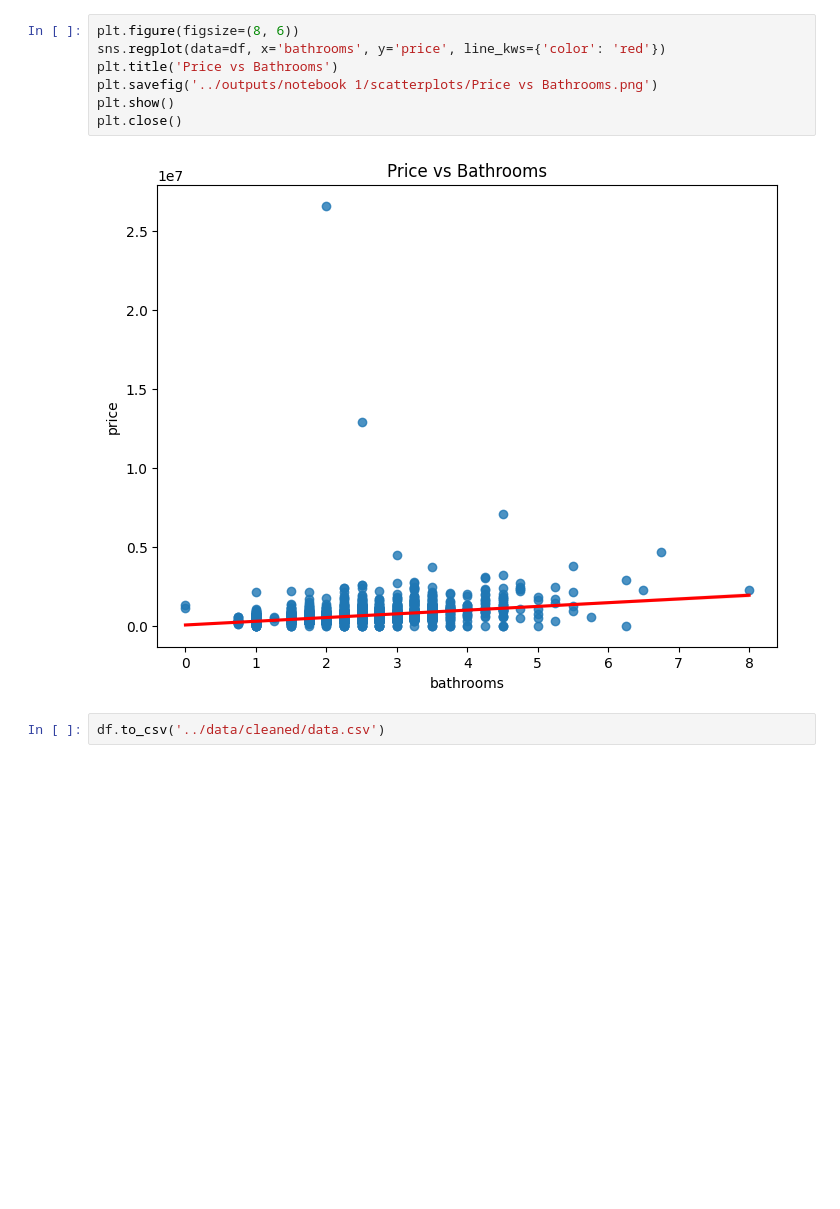
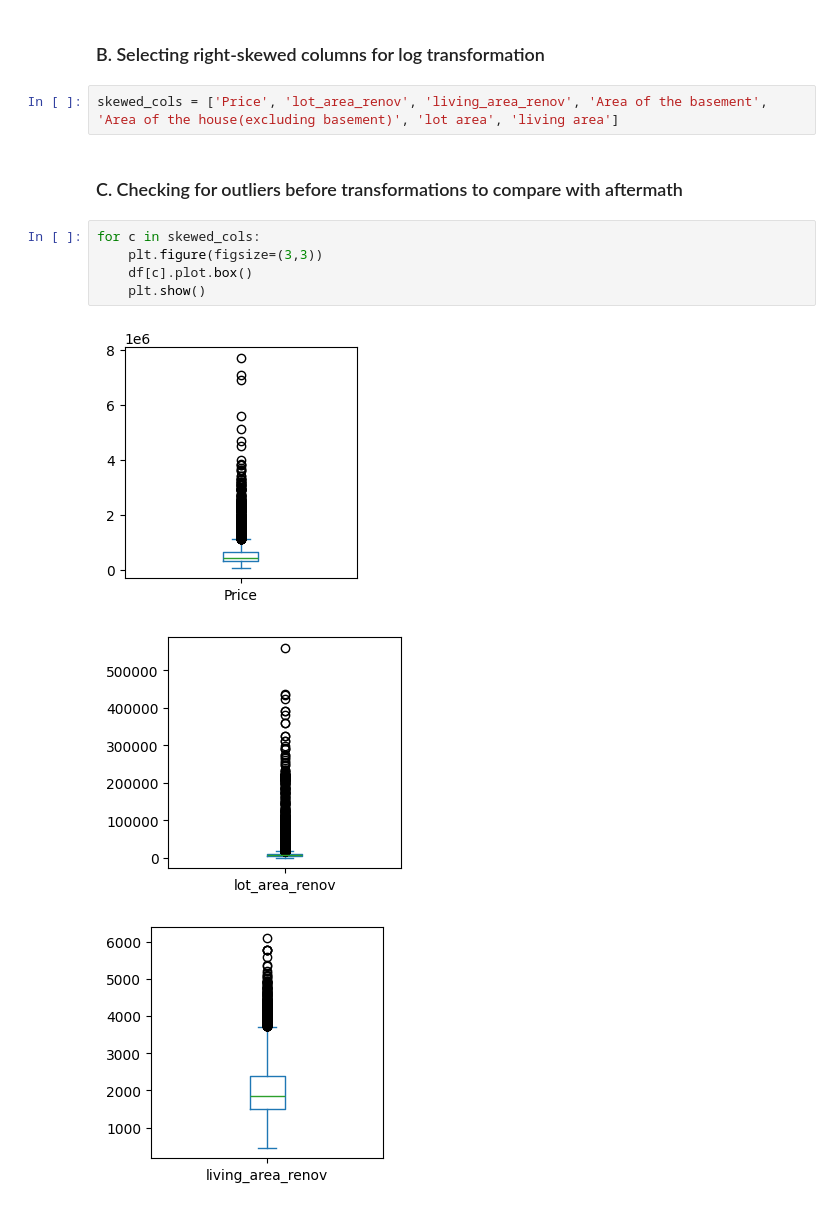
Before and after one commit to simrxn56/House-Price-Prediction, a Jupyter notebook: notebooks/01_eda.ipynb, the cells around one changed output. Saved outputs shown, nothing was run; the diff lists cells and outputs as text; blank space fills up the shorter version.

```diff
--- a/notebooks/01_eda.ipynb
+++ b/notebooks/01_eda.ipynb
@@ -117,11 +92,15 @@ plt.close()
-# %%
-plt.figure(figsize=(8, 6))
-sns.regplot(data=df, x='bathrooms', y='price', line_kws={'color': 'red'})
-plt.title('Price vs Bathrooms')
-plt.savefig('../outputs/notebook 1/scatterplots/Price vs Bathrooms.png')
-plt.show()
-plt.close()
-# %% [output]
-[figure, removed]
-# %%
-df.to_csv('../data/cleaned/data.csv')
+# %% [markdown]
+### B. Selecting right-skewed columns for log transformation
+# %%
+skewed_cols = ['Price', 'lot_area_renov', 'living_area_renov', 'Area of the basement', 'Area of the house(excluding basement)', 'lot area', 'living area']
+# %% [markdown]
+### C. Checking for outliers before transformations to compare with aftermath
+# %%
+for c in skewed_cols:
+    plt.figure(figsize=(3,3))
+    df[c].plot.box()
+    plt.show()
+# %% [output]
+[figure, added]
+[figure, added]
+[figure, added]
```
Also changed, not shown: parts of 30 cells of this notebook, 11 other files.
